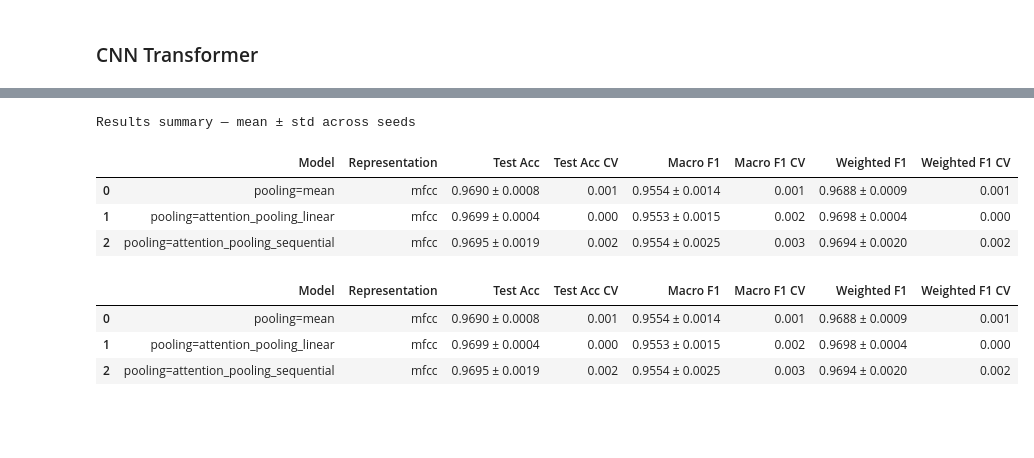
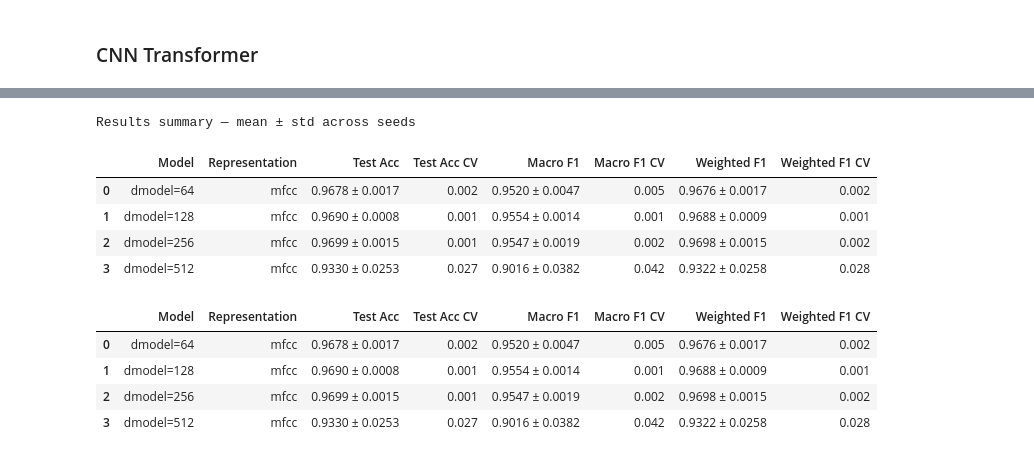
Before and after one commit to sienkozuzanna/transformers-speech-recognition, a Jupyter notebook: experiments/transformer_architecture/embeddings_dimensions.ipynb, the cells around one changed output, grey strips where cells are left out. Drawn from its saved outputs; the diff is of its cells as text; code cells hidden in the pictures; blank space fills up the shorter version.

```diff
--- a/experiments/transformer_architecture/embeddings_dimension.ipynb
+++ b/experiments/transformer_architecture/embeddings_dimensions.ipynb
@@ -118,10 +120,10 @@ def run_nhead_experiment(model_factory, n_heads, seeds, d_model=D_MODEL, epochs=
 
     return results
 # %%
-def transformer_nhead_factory(nhead):
-    return Transformer(n_features=40, n_timesteps=101, num_classes=12, d_model=D_MODEL, nhead=nhead, num_layers=4,
-                       dropout=0.1, pooling='mean')
+def transformer_dmodel_factory(d_model):
+    return Transformer(n_features=40, n_timesteps=101, num_classes=12, d_model=d_model,
+        nhead=NHEAD, num_layers=4, dropout=0.1, pooling='mean')
 
-def cnn_transformer_nhead_factory(nhead):
-    return CNNTransformer(n_features=40, n_timesteps=101, num_classes=12, base_channels=32, d_model=D_MODEL, nhead=nhead,
-                          num_layers=4, dropout=0.1, pooling='mean')
+def cnn_transformer_dmodel_factory(d_model):
+    return CNNTransformer(n_features=40, n_timesteps=101, num_classes=12, base_channels=32,
+        d_model=d_model, nhead=NHEAD, num_layers=4, dropout=0.1, pooling='mean')
@@ -877,0 +130,3 @@ def plot_loss_and_f1_curves(results_dict, group_name=''):
+# %%
+transformer_dmodel_results = run_dmodel_experiment(model_factory=transformer_dmodel_factory,
+    D_MODEL=D_MODEL, seeds=SEEDS, model_name='CNNTransformer')
@@ -883,7 +156,7 @@ plot_loss_and_f1_curves(transformer_dmodel_results, group_name='')
 [figure]
 # %%
 summary_df = build_summary_df({
-    f'pooling={p}': {'mfcc': v}
+    f'dmodel={p}': {'mfcc': v}
     for p, v in transformer_dmodel_results.items()
 })
 plot_summary_table(summary_df)
@@ -943,4 +216,4 @@ for dmodel in D_MODELS:
 ### CNN Transformer
 # %%
 cnn_transformer_dmodel_results = run_dmodel_experiment(model_factory=cnn_transformer_dmodel_factory,
-    d_models=D_MODELS, seeds=SEEDS, model_name='CNNTransformer')
+    D_MODEL=D_MODEL, seeds=SEEDS, model_name='CNNTransformer')
@@ -951,19 +242,21 @@ NameError: name 'cnn_transformer_dmodel_results' is not defined
 # %%
 summary_df = build_summary_df({
-    f'pooling={p}': {'mfcc': v}
+    f'dmodel={p}': {'mfcc': v}
     for p, v in cnn_transformer_dmodel_results.items()
 })
 plot_summary_table(summary_df)
 # %% [output]
 Results summary — mean ± std across seeds
 |  | Model | Representation | Test Acc | Test Acc CV | Macro F1 | Macro F1 CV | Weighted F1 | Weighted F1 CV |
-| 0 | pooling=mean | mfcc | 0.9690 ± 0.0008 | 0.001 | 0.9554 ± 0.0014 | 0.001 | 0.9688 ± 0.0009 | 0.001 |
-| 1 | pooling=attention_pooling_linear | mfcc | 0.9699 ± 0.0004 | 0.000 | 0.9553 ± 0.0015 | 0.002 | 0.9698 ± 0.0004 | 0.000 |
-| 2 | pooling=attention_pooling_sequential | mfcc | 0.9695 ± 0.0019 | 0.002 | 0.9554 ± 0.0025 | 0.003 | 0.9694 ± 0.0020 | 0.002 |
+| 0 | dmodel=64 | mfcc | 0.9678 ± 0.0017 | 0.002 | 0.9520 ± 0.0047 | 0.005 | 0.9676 ± 0.0017 | 0.002 |
+| 1 | dmodel=128 | mfcc | 0.9690 ± 0.0008 | 0.001 | 0.9554 ± 0.0014 | 0.001 | 0.9688 ± 0.0009 | 0.001 |
+| 2 | dmodel=256 | mfcc | 0.9699 ± 0.0015 | 0.001 | 0.9547 ± 0.0019 | 0.002 | 0.9698 ± 0.0015 | 0.002 |
+| 3 | dmodel=512 | mfcc | 0.9330 ± 0.0253 | 0.027 | 0.9016 ± 0.0382 | 0.042 | 0.9322 ± 0.0258 | 0.028 |
 |  | Model | Representation | Test Acc | Test Acc CV | Macro F1 | Macro F1 CV | Weighted F1 | Weighted F1 CV |
-| 0 | pooling=mean | mfcc | 0.9690 ± 0.0008 | 0.001 | 0.9554 ± 0.0014 | 0.001 | 0.9688 ± 0.0009 | 0.001 |
-| 1 | pooling=attention_pooling_linear | mfcc | 0.9699 ± 0.0004 | 0.000 | 0.9553 ± 0.0015 | 0.002 | 0.9698 ± 0.0004 | 0.000 |
-| 2 | pooling=attention_pooling_sequential | mfcc | 0.9695 ± 0.0019 | 0.002 | 0.9554 ± 0.0025 | 0.003 | 0.9694 ± 0.0020 | 0.002 |
+| 0 | dmodel=64 | mfcc | 0.9678 ± 0.0017 | 0.002 | 0.9520 ± 0.0047 | 0.005 | 0.9676 ± 0.0017 | 0.002 |
+| 1 | dmodel=128 | mfcc | 0.9690 ± 0.0008 | 0.001 | 0.9554 ± 0.0014 | 0.001 | 0.9688 ± 0.0009 | 0.001 |
+| 2 | dmodel=256 | mfcc | 0.9699 ± 0.0015 | 0.001 | 0.9547 ± 0.0019 | 0.002 | 0.9698 ± 0.0015 | 0.002 |
+| 3 | dmodel=512 | mfcc | 0.9330 ± 0.0253 | 0.027 | 0.9016 ± 0.0382 | 0.042 | 0.9322 ± 0.0258 | 0.028 |
 # %%
 plot_metrics_comparison(summary_df, title='CNN Transformer — D_model Comparison')
 # %% [output]
```
Also changed, not shown: parts of 16 cells of this notebook.
